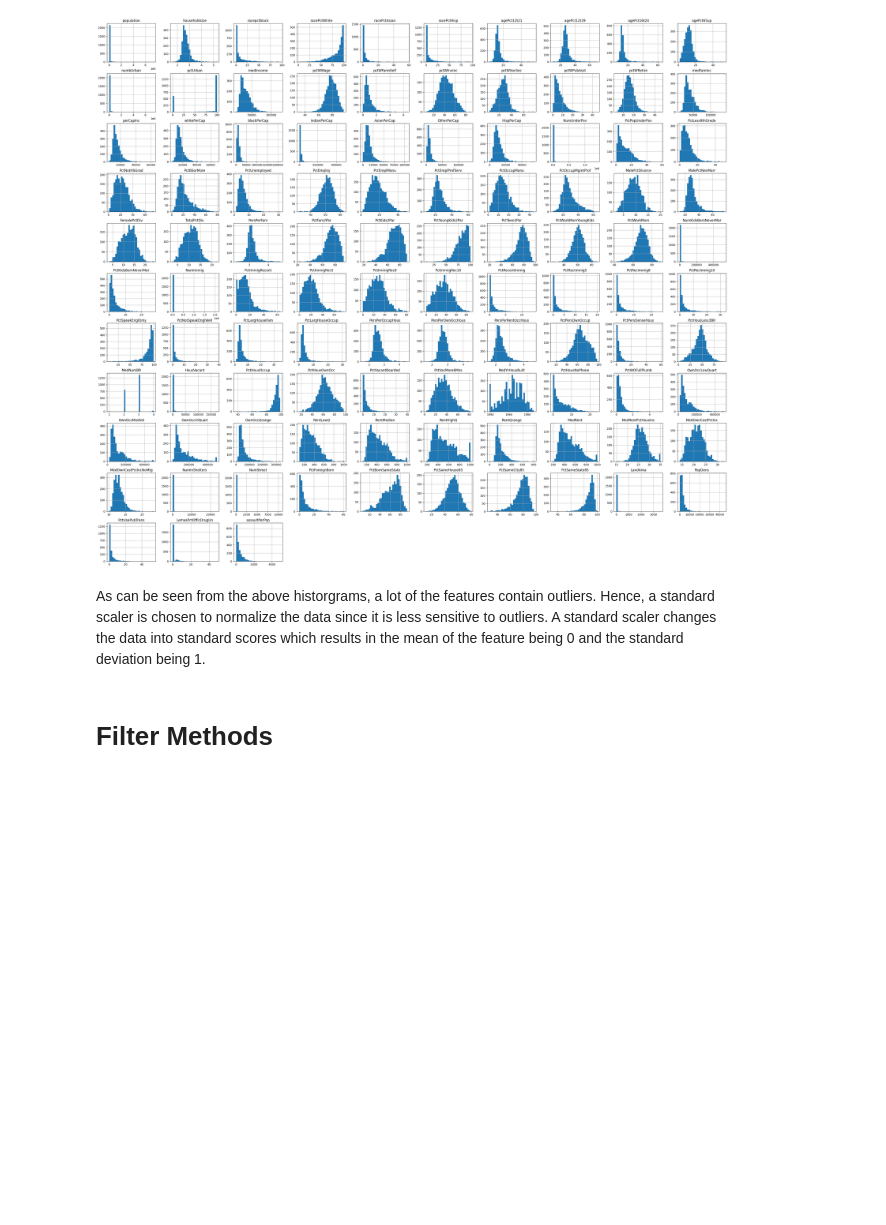
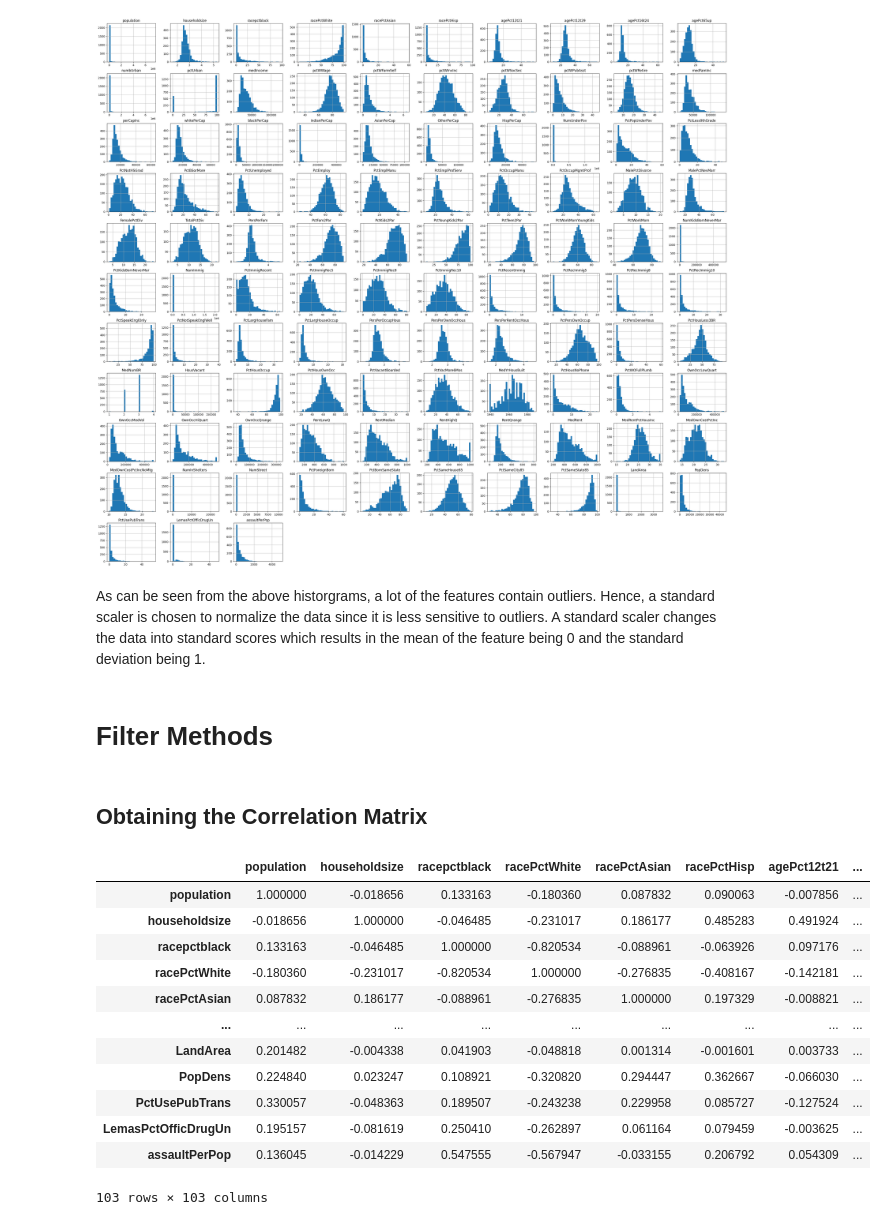
Before and after one commit to lensil/CCE3503-Assignment1, a Jupyter notebook: Assignment 1.ipynb, the cells around one changed output. Cells and saved outputs as stored; diff of their text form; code cells hidden in the pictures; blank space fills up the shorter version.

```diff
--- a/Assignment 1.ipynb
+++ b/Assignment 1.ipynb
@@ -153,3 +153,26 @@ scaler = StandardScaler()
 df_normalized = scaler.fit_transform(df_cleaned)
 # %% [markdown]
 # Filter Methods
+# %% [markdown]
+## Obtaining the Correlation Matrix
+# %%
+# Convert the normalized data back to a DataFrame
+df_normalized_df = pd.DataFrame(df_normalized, columns=df_cleaned.columns)
+
+# Calculate the correlation matrix
+correlation_matrix = df_normalized_df.corr()
+correlation_matrix
+# %% [output]
+|  | population | householdsize | racepctblack | racePctWhite | racePctAsian | racePctHisp | agePct12t21 | ... |
+| population | 1.000000 | -0.018656 | 0.133163 | -0.180360 | 0.087832 | 0.090063 | -0.007856 | ... |
+| householdsize | -0.018656 | 1.000000 | -0.046485 | -0.231017 | 0.186177 | 0.485283 | 0.491924 | ... |
+| racepctblack | 0.133163 | -0.046485 | 1.000000 | -0.820534 | -0.088961 | -0.063926 | 0.097176 | ... |
+| racePctWhite | -0.180360 | -0.231017 | -0.820534 | 1.000000 | -0.276835 | -0.408167 | -0.142181 | ... |
+| racePctAsian | 0.087832 | 0.186177 | -0.088961 | -0.276835 | 1.000000 | 0.197329 | -0.008821 | ... |
+| ... | ... | ... | ... | ... | ... | ... | ... | ... |
+| LandArea | 0.201482 | -0.004338 | 0.041903 | -0.048818 | 0.001314 | -0.001601 | 0.003733 | ... |
+| PopDens | 0.224840 | 0.023247 | 0.108921 | -0.320820 | 0.294447 | 0.362667 | -0.066030 | ... |
+| PctUsePubTrans | 0.330057 | -0.048363 | 0.189507 | -0.243238 | 0.229958 | 0.085727 | -0.127524 | ... |
+| LemasPctOfficDrugUn | 0.195157 | -0.081619 | 0.250410 | -0.262897 | 0.061164 | 0.079459 | -0.003625 | ... |
+| assaultPerPop | 0.136045 | -0.014229 | 0.547555 | -0.567947 | -0.033155 | 0.206792 | 0.054309 | ... |
+103 rows × 103 columns
```
Also changed, not shown: parts of 5 cells of this notebook.
